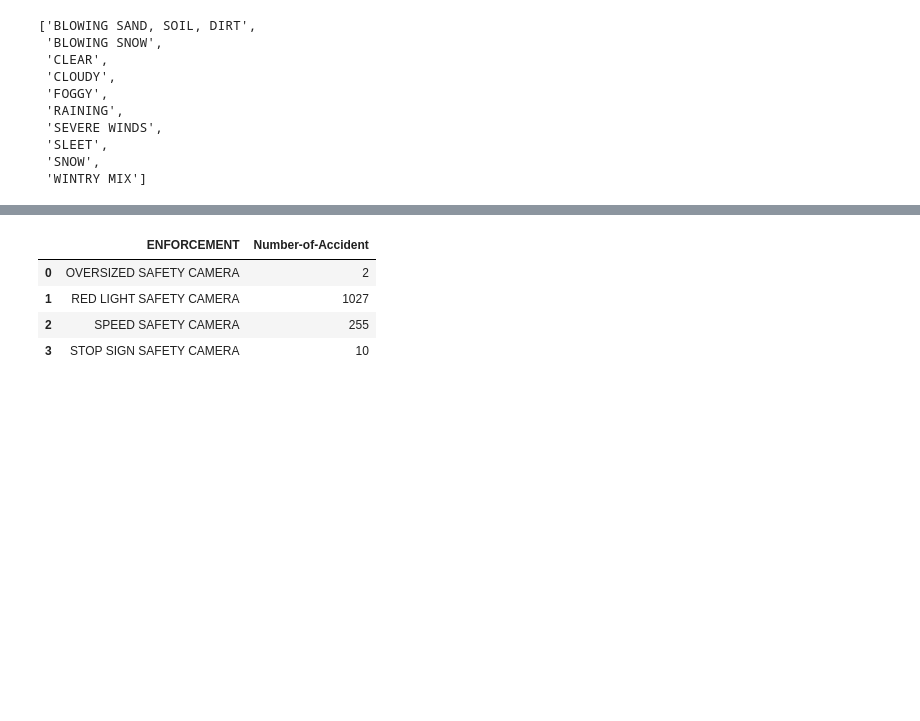
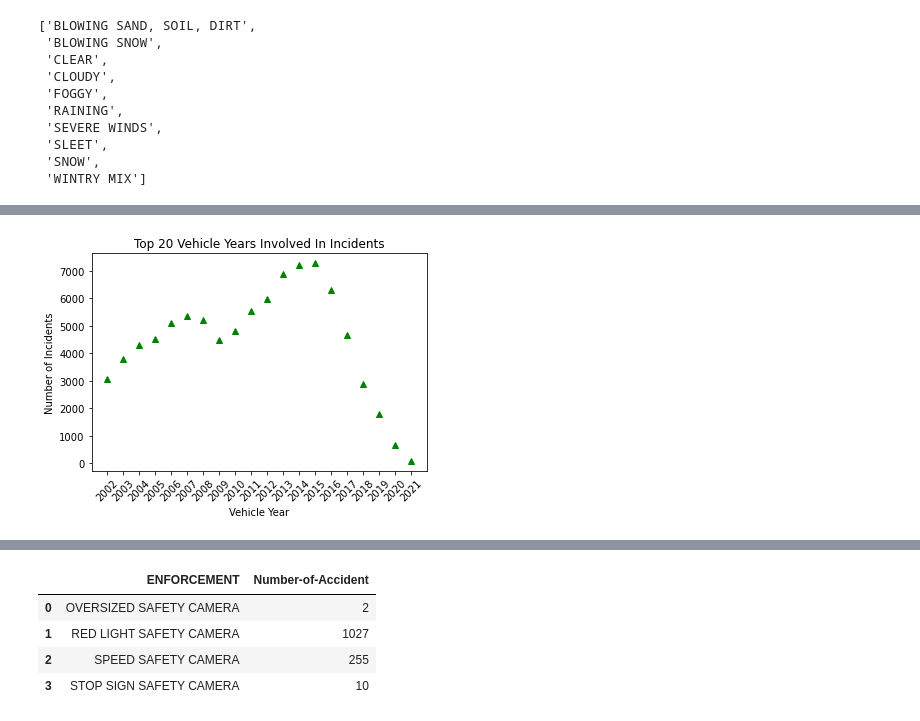
Before and after one commit to terrydiko/INST447Project, a Jupyter notebook: join.ipynb, the cells around one changed output, grey strips where cells are left out. Drawn from its saved outputs; the diff is of its cells as text; code cells hidden in the pictures; blank space fills up the shorter version.

```diff
--- a/join.ipynb
+++ b/join.ipynb
@@ -113,0 +111,9 @@ sorted(merge_data["weather"].unique())
+# %%
+# Vehicle Year
+year = merge_data[["report_number", "vehicle_year"]]
+year = year.groupby("vehicle_year").count().reset_index()
+year.columns = ["vehicle_year", "num_incidents"]
+year = year.sort_values(by="vehicle_year", ascending=False)
+year = year.head(20).sort_values(by="vehicle_year")
+year["vehicle_year"] = year["vehicle_year"].apply(lambda x : str(x))
+year
@@ -113,0 +138,11 @@ sorted(merge_data["weather"].unique())
+# %%
+plt.plot(year["vehicle_year"], year["num_incidents"], 'g^')
+
+plt.title('Top 20 Vehicle Years Involved In Incidents')
+plt.xlabel('Vehicle Year')
+plt.ylabel('Number of Incidents')
+
+plt.xticks(rotation=45)
+plt.show()
+# %% [output]
+[figure, added]
```
Also changed, not shown: parts of 10 cells of this notebook.
